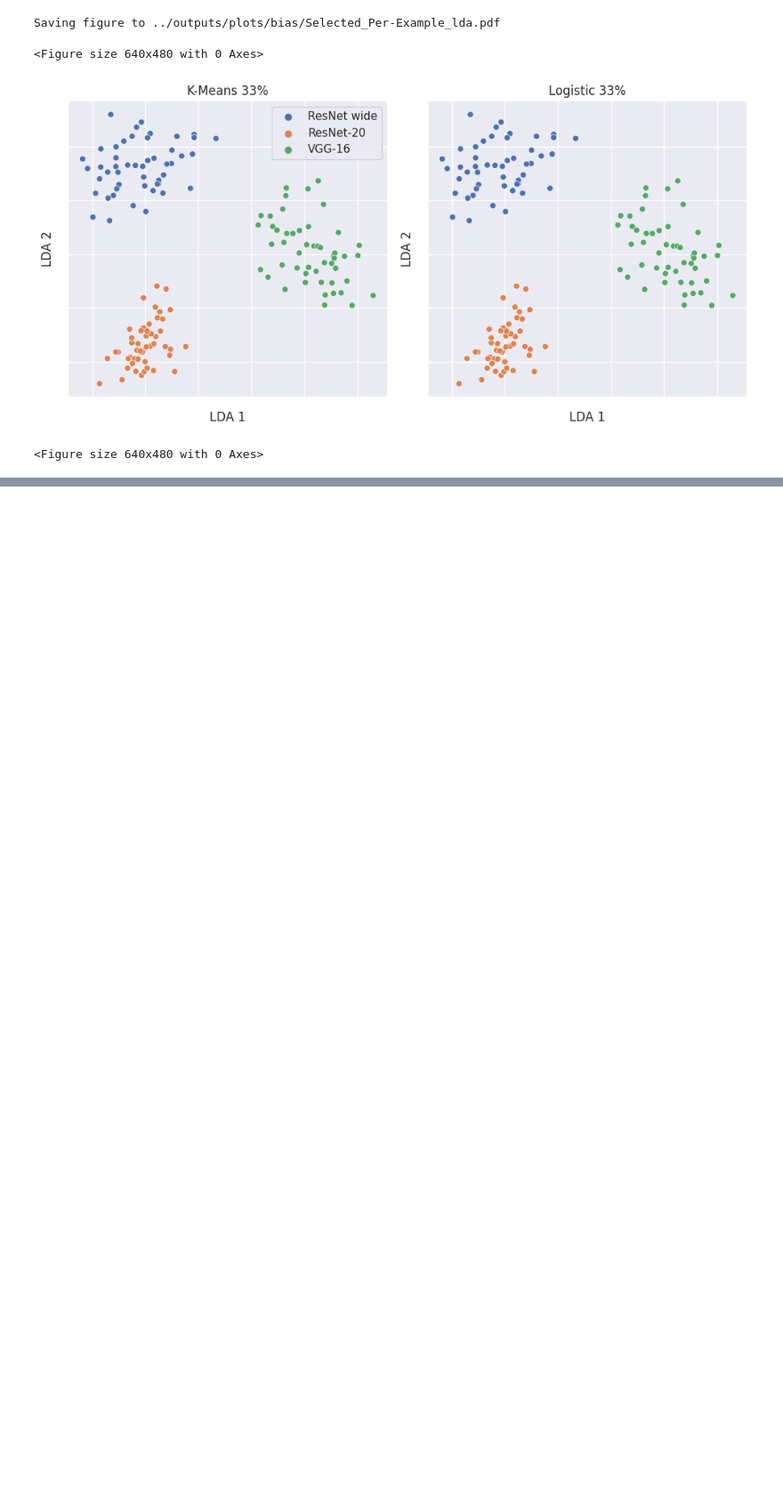
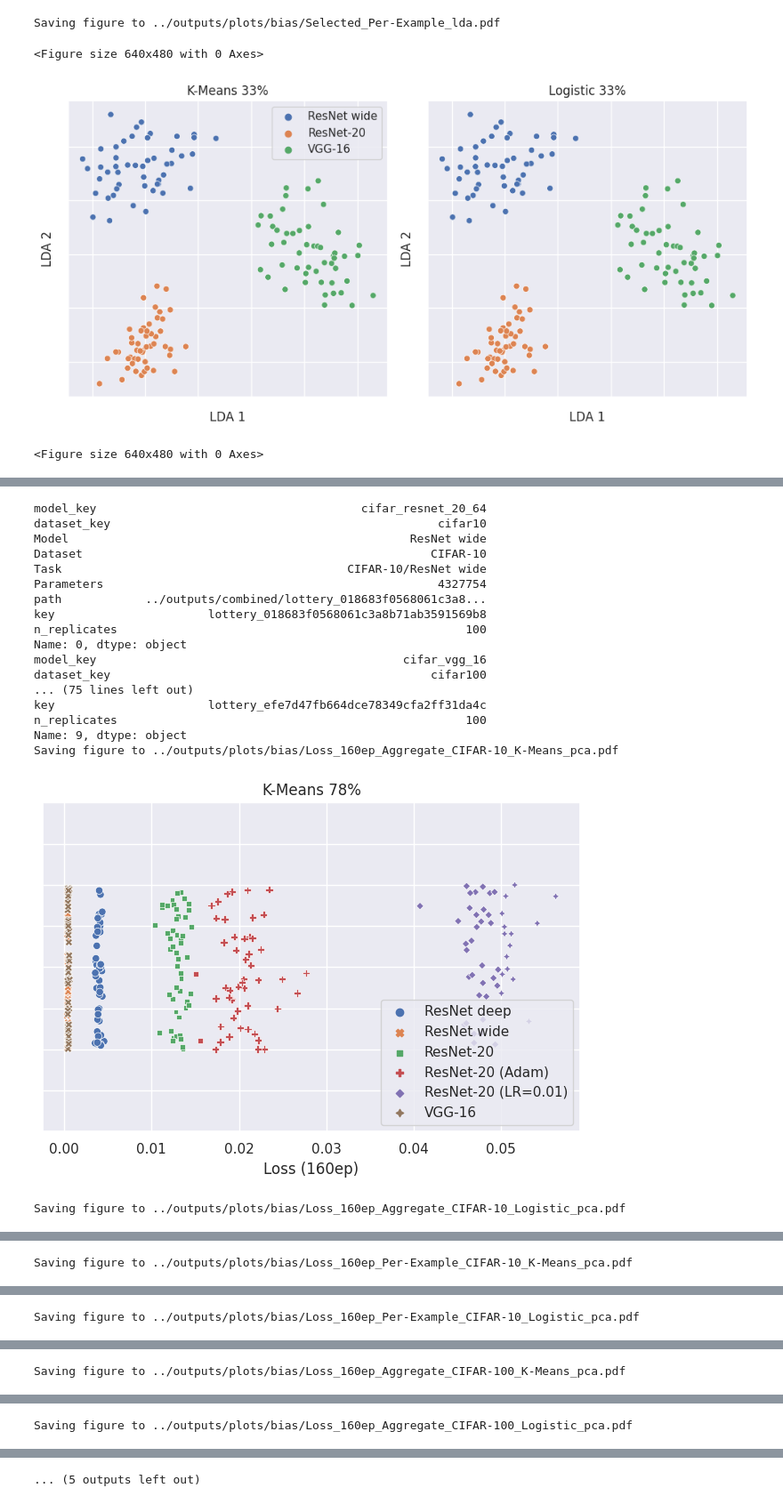
Before and after one commit to devinkwok/nn_example_difficulty, a Jupyter notebook: plots/bias.ipynb, the cells around one changed output, grey strips where cells are left out. Shown at 89% size. Cells and saved outputs as stored; diff of their text form; code cells hidden in the pictures; blank space fills up the shorter version.

```diff
--- a/plots/bias.ipynb
+++ b/plots/bias.ipynb
@@ -523,0 +537,47 @@ Saving figure to ../outputs/plots/bias/cifar10_aggregate_vs_per_example_class.pd
+# %%
+# plot just aggregate loss after training
+FINAL_TRAIN_LOSS = {
+    "key": "loss",
+    "Method": "One Step",
+    "Epoch": 160,
+    "Type": ""
+}
+
+
+dfs = []
+for _, model_row in model_df.iterrows():
+    print(model_row)
+    task_name = model_row["Task"]
+
+    score_df = get_score_df(model_row, n_replicates=N_RUNS)
+    score_df = filter_df(score_df, FINAL_TRAIN_LOSS)
+    df = get_scores(score_df, n_examples=N_EXAMPLES, fuzz_by=0, invert=False)
+    df["Model"] = model_row["Model"]
+    df["Dataset"] = model_row["Dataset"]
+    dfs.append(df)
+dfs = pd.concat(dfs)
+# %%
+cifar10_df = dfs[dfs["Dataset"] == "CIFAR-10"]
+for dataset, sub_df in dfs.groupby("Dataset"):
+    train_and_test(sub_df, FIT_FUNCTIONS, x_label="Loss (160ep)", avg_examples=True, metadata={"Score": "Loss (160ep)", "Type": "Aggregate", "Dataset": dataset}, plot=True)
+    train_and_test(sub_df, FIT_FUNCTIONS, avg_examples=False, metadata={"Score": "Loss (160ep)", "Type": "Per-Example", "Dataset": dataset}, plot=True)
+# %% [output]
+model_key                                      cifar_resnet_20_64
+dataset_key                                               cifar10
+Model                                                 ResNet wide
+Dataset                                                  CIFAR-10
+Task                                         CIFAR-10/ResNet wide
+Parameters                                                4327754
+path            ../outputs/combined/lottery_018683f0568061c3a8...
+key                      lottery_018683f0568061c3a8b71ab3591569b8
+n_replicates                                                  100
+Name: 0, dtype: object
+model_key                                            cifar_vgg_16
+dataset_key                                              cifar100
+... (75 lines left out)
+key                      lottery_efe7d47fb664dce78349cfa2ff31da4c
+n_replicates                                                  100
+Name: 9, dtype: object
+Saving figure to ../outputs/plots/bias/Loss_160ep_Aggregate_CIFAR-10_K-Means_pca.pdf
+[figure, added]
+Saving figure to ../outputs/plots/bias/Loss_160ep_Aggregate_CIFAR-10_Logistic_pca.pdf
@@ -523,0 +585 @@ Saving figure to ../outputs/plots/bias/cifar10_aggregate_vs_per_example_class.pd
+Saving figure to ../outputs/plots/bias/Loss_160ep_Per-Example_CIFAR-10_K-Means_pca.pdf
@@ -523,0 +587 @@ Saving figure to ../outputs/plots/bias/cifar10_aggregate_vs_per_example_class.pd
+Saving figure to ../outputs/plots/bias/Loss_160ep_Per-Example_CIFAR-10_Logistic_pca.pdf
@@ -523,0 +589 @@ Saving figure to ../outputs/plots/bias/cifar10_aggregate_vs_per_example_class.pd
+Saving figure to ../outputs/plots/bias/Loss_160ep_Aggregate_CIFAR-100_K-Means_pca.pdf
@@ -523,0 +591 @@ Saving figure to ../outputs/plots/bias/cifar10_aggregate_vs_per_example_class.pd
+Saving figure to ../outputs/plots/bias/Loss_160ep_Aggregate_CIFAR-100_Logistic_pca.pdf
@@ -523,0 +593 @@ Saving figure to ../outputs/plots/bias/cifar10_aggregate_vs_per_example_class.pd
+... (5 outputs left out)
```
Also changed, not shown: parts of 5 cells of this notebook, 24 other files.
